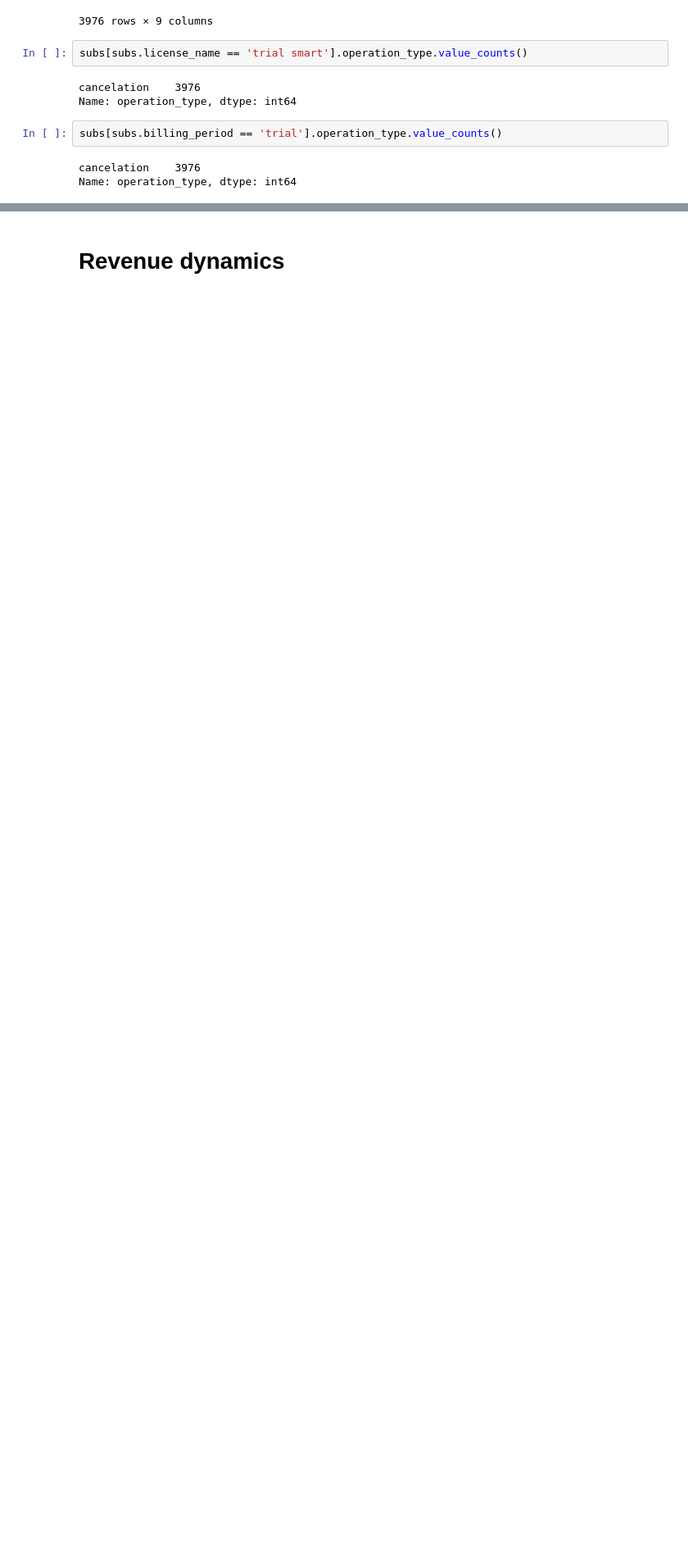
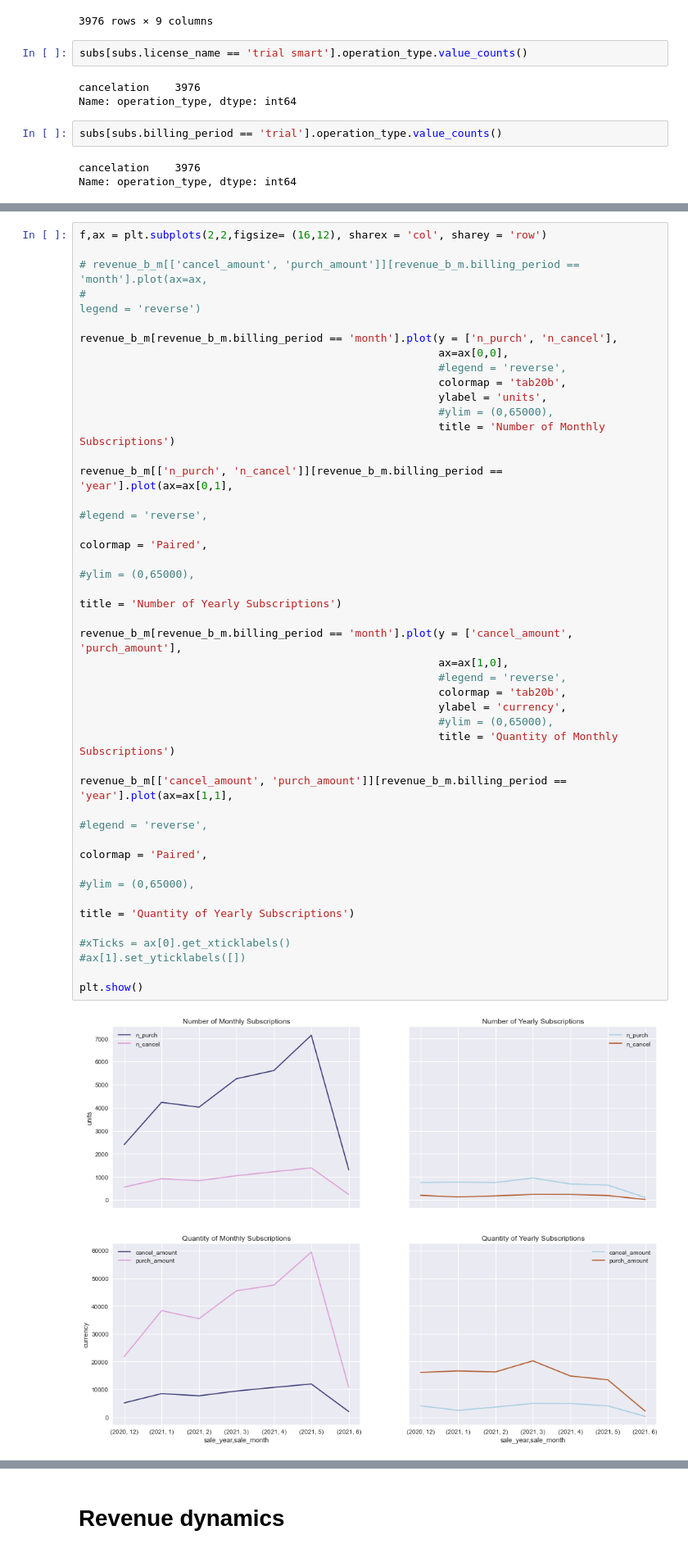
Before and after one commit to aldamepi/BI-web-subscriptions, a Jupyter notebook: testTask_data-amengual-aug22.ipynb, the cells around one changed output, grey strips where cells are left out. Shown at 82% size. Drawn from its saved outputs; the diff is of its cells as text; blank space fills up the shorter version.

```diff
--- a/testTask_data-amengual-aug22.ipynb
+++ b/testTask_data-amengual-aug22.ipynb
@@ -985,0 +613,40 @@ period_df.filter(regex='active$|new$').plot(figsize=(10,7), colormap = 'Paired_r
+# %%
+f,ax = plt.subplots(2,2,figsize= (16,12), sharex = 'col', sharey = 'row')
+
+# revenue_b_m[['cancel_amount', 'purch_amount']][revenue_b_m.billing_period == 'month'].plot(ax=ax,
+#                                                                                           legend = 'reverse')
+
+revenue_b_m[revenue_b_m.billing_period == 'month'].plot(y = ['n_purch', 'n_cancel'],
+                                                        ax=ax[0,0],
+                                                        #legend = 'reverse',
+                                                        colormap = 'tab20b',
+                                                        ylabel = 'units',
+                                                        #ylim = (0,65000),
+                                                        title = 'Number of Monthly Subscriptions')
+
+revenue_b_m[['n_purch', 'n_cancel']][revenue_b_m.billing_period == 'year'].plot(ax=ax[0,1],
+                                                                                          #legend = 'reverse',
+                                                                                          colormap = 'Paired',
+                                                                                          #ylim = (0,65000),
+                                                                                          title = 'Number of Yearly Subscriptions')
+
+revenue_b_m[revenue_b_m.billing_period == 'month'].plot(y = ['cancel_amount', 'purch_amount'],
+                                                        ax=ax[1,0],
+                                                        #legend = 'reverse',
+                                                        colormap = 'tab20b',
+                                                        ylabel = 'currency',
+                                                        #ylim = (0,65000),
+                                                        title = 'Quantity of Monthly Subscriptions')
+
+revenue_b_m[['cancel_amount', 'purch_amount']][revenue_b_m.billing_period == 'year'].plot(ax=ax[1,1],
+                                                                                          #legend = 'reverse',
+                                                                                          colormap = 'Paired',
+                                                                                          #ylim = (0,65000),
+                                                                                          title = 'Quantity of Yearly Subscriptions')
+
+#xTicks = ax[0].get_xticklabels()
+#ax[1].set_yticklabels([])
+
+plt.show()
+# %% [output]
+[figure, added]
```
Also changed, not shown: parts of 158 cells of this notebook.
